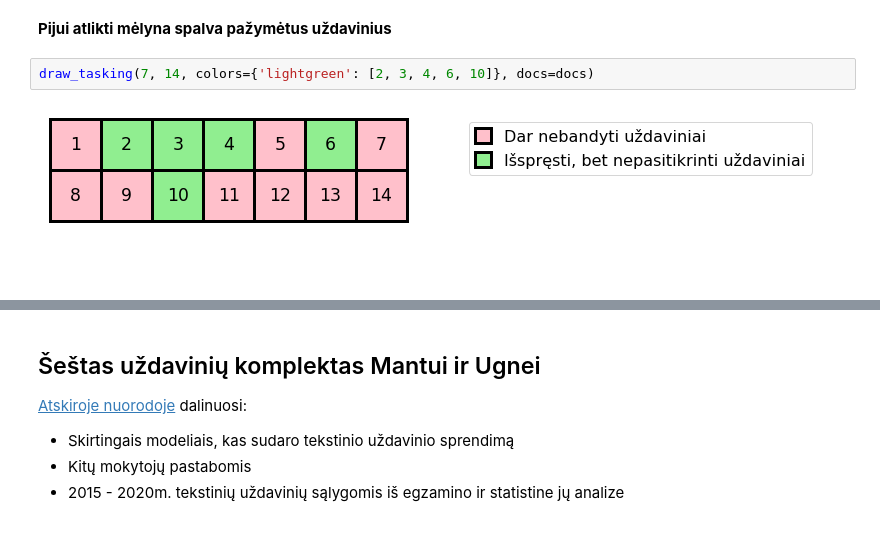
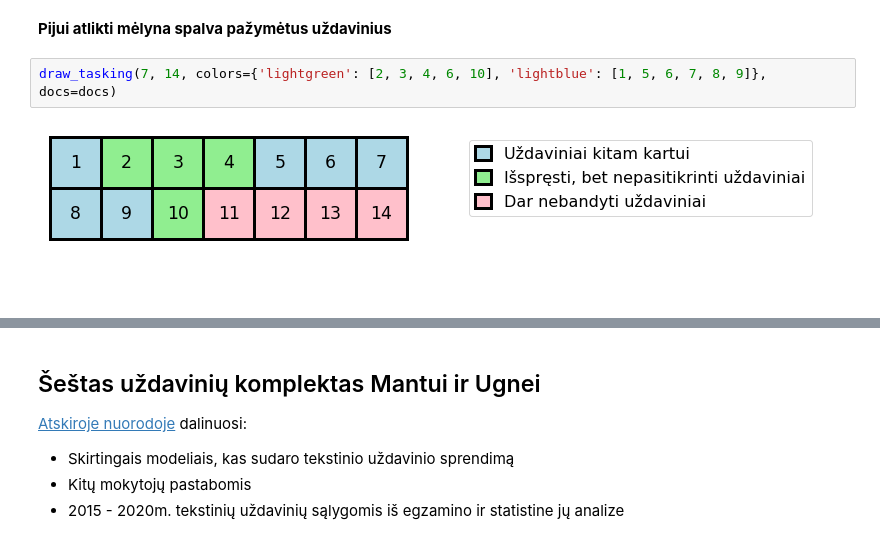
Before and after one commit to loijord/mokslas_2021, a Jupyter notebook: Matematika/tekstiniai_uzdaviniai/tekstiniai_uzdaviniai.ipynb, the cells around one changed output, grey strips where cells are left out. Saved outputs shown, nothing was run; the diff lists cells and outputs as text.

```diff
--- a/Matematika/tekstiniai_uzdaviniai/tekstiniai_uzdaviniai.ipynb
+++ b/Matematika/tekstiniai_uzdaviniai/tekstiniai_uzdaviniai.ipynb
@@ -259,9 +281,9 @@ draw_tasking(13, 13, colors={'lightblue':list(range(1, 14))}, docs=docs)
 # %% [markdown]
 **Pijui atlikti mėlyna spalva pažymėtus uždavinius**
 # %%
-draw_tasking(7, 14, colors={'lightgreen': [2, 3, 4, 6, 10]}, docs=docs)
+draw_tasking(7, 14, colors={'lightgreen': [2, 3, 4, 6, 10], 'lightblue': [1, 5, 6, 7, 8, 9]}, docs=docs)
 # %% [output]
-[figure, old version]
+[figure, new version]
 # %% [markdown]
 ## Ketvirtas uždavinių komplektas Pijui
 [Medžiagoje](https://github.com/loijord/matematikos_pamokos/blob/master/programa/Martynas/nezinomieji.pdf) aiškinama, kaip spręsti tekstinius uždavinius sudarant lygtis. Tačiau norint, kad tai pavyktų sėkmingai, reikėtų pasispręsti kitus uždavinius, kad būtų galima lengviau gaudytis sąryšiuose:
```
Also changed, not shown: parts of 3 cells of this notebook.
